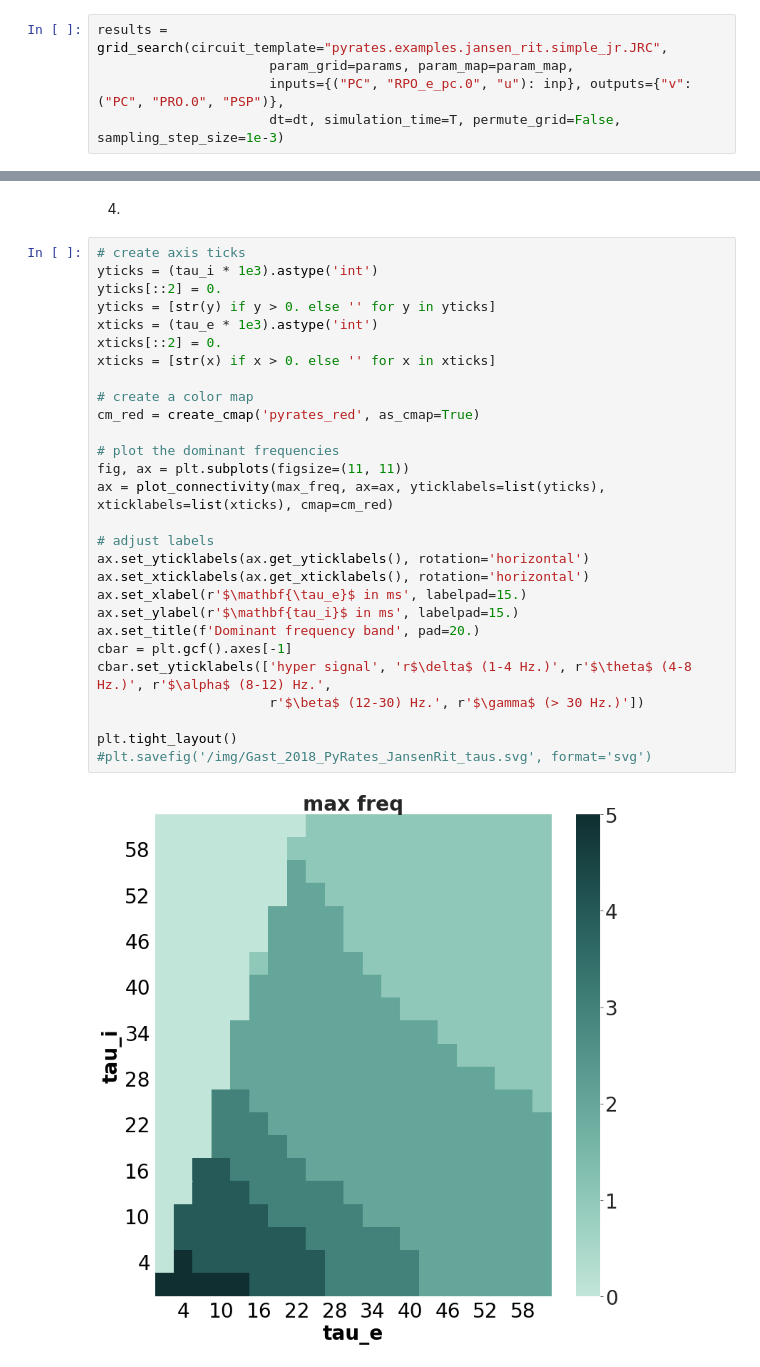
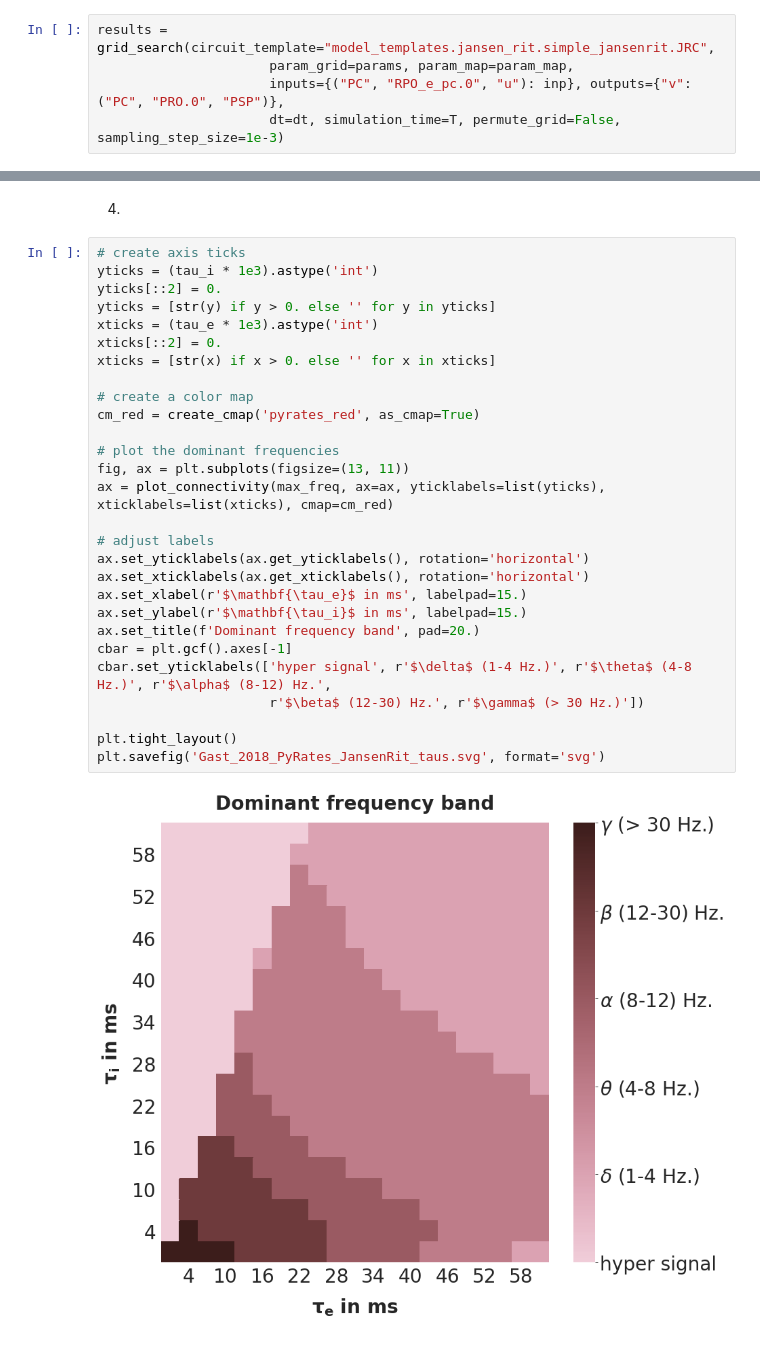
Before and after one commit to pyrates-neuroscience/PyRates, a Jupyter notebook: documentation/Gast_2018_PyRates_JansenRit.ipynb, the cells around one changed output, grey strips where cells are left out. Cells and saved outputs as stored; diff of their text form.

```diff
--- a/documentation/Gast_2018_PyRates_JansenRit.ipynb
+++ b/documentation/Gast_2018_PyRates_JansenRit.ipynb
@@ -126,7 +124,7 @@ param_map = {'tau_e': {'var': [('RPO_e_pc.0', 'tau'), ('RPO_e.0', 'tau')],
 # %% [markdown]
 2) In the following cell, all conditions will be evaluated in parallel using the grid_search functionality of PyRates
 # %%
-results = grid_search(circuit_template="pyrates.examples.jansen_rit.simple_jr.JRC",
+results = grid_search(circuit_template="model_templates.jansen_rit.simple_jansenrit.JRC",
                       param_grid=params, param_map=param_map,
                       inputs={("PC", "RPO_e_pc.0", "u"): inp}, outputs={"v": ("PC", "PRO.0", "PSP")},
                       dt=dt, simulation_time=T, permute_grid=False, sampling_step_size=1e-3)
@@ -188,30 +286,30 @@ Need more than one channel to make topography for eeg. Disabling interactivity.
 # %%
 # create axis ticks
 yticks = (tau_i * 1e3).astype('int')
 yticks[::2] = 0.
 yticks = [str(y) if y > 0. else '' for y in yticks]
 xticks = (tau_e * 1e3).astype('int')
 xticks[::2] = 0.
 xticks = [str(x) if x > 0. else '' for x in xticks]
 
 # create a color map
 cm_red = create_cmap('pyrates_red', as_cmap=True)
 
 # plot the dominant frequencies
-fig, ax = plt.subplots(figsize=(11, 11))
+fig, ax = plt.subplots(figsize=(13, 11))
 ax = plot_connectivity(max_freq, ax=ax, yticklabels=list(yticks), xticklabels=list(xticks), cmap=cm_red)
 
 # adjust labels
 ax.set_yticklabels(ax.get_yticklabels(), rotation='horizontal')
 ax.set_xticklabels(ax.get_xticklabels(), rotation='horizontal')
 ax.set_xlabel(r'$\mathbf{\tau_e}$ in ms', labelpad=15.)
-ax.set_ylabel(r'$\mathbf{tau_i}$ in ms', labelpad=15.)
+ax.set_ylabel(r'$\mathbf{\tau_i}$ in ms', labelpad=15.)
 ax.set_title(f'Dominant frequency band', pad=20.)
 cbar = plt.gcf().axes[-1]
-cbar.set_yticklabels(['hyper signal', 'r$\delta$ (1-4 Hz.)', r'$\theta$ (4-8 Hz.)', r'$\alpha$ (8-12) Hz.',
+cbar.set_yticklabels(['hyper signal', r'$\delta$ (1-4 Hz.)', r'$\theta$ (4-8 Hz.)', r'$\alpha$ (8-12) Hz.',
                       r'$\beta$ (12-30) Hz.', r'$\gamma$ (> 30 Hz.)'])
 
 plt.tight_layout()
-#plt.savefig('/img/Gast_2018_PyRates_JansenRit_taus.svg', format='svg')
+plt.savefig('Gast_2018_PyRates_JansenRit_taus.svg', format='svg')
 # %% [output]
-[figure, old version]
+[figure, new version]
```
Also changed, not shown: parts of 4 cells of this notebook, 2 other files.
